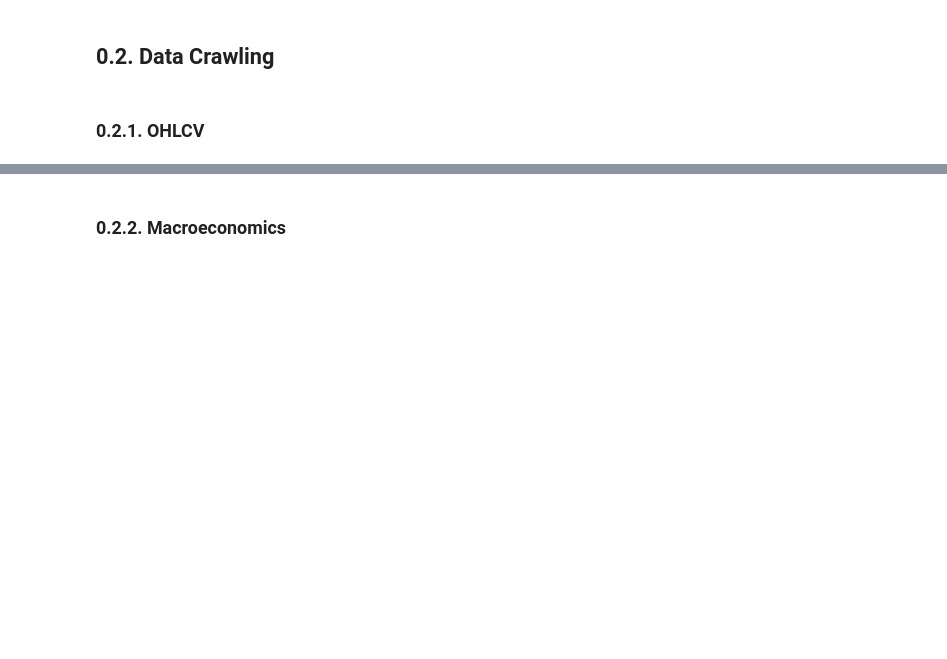
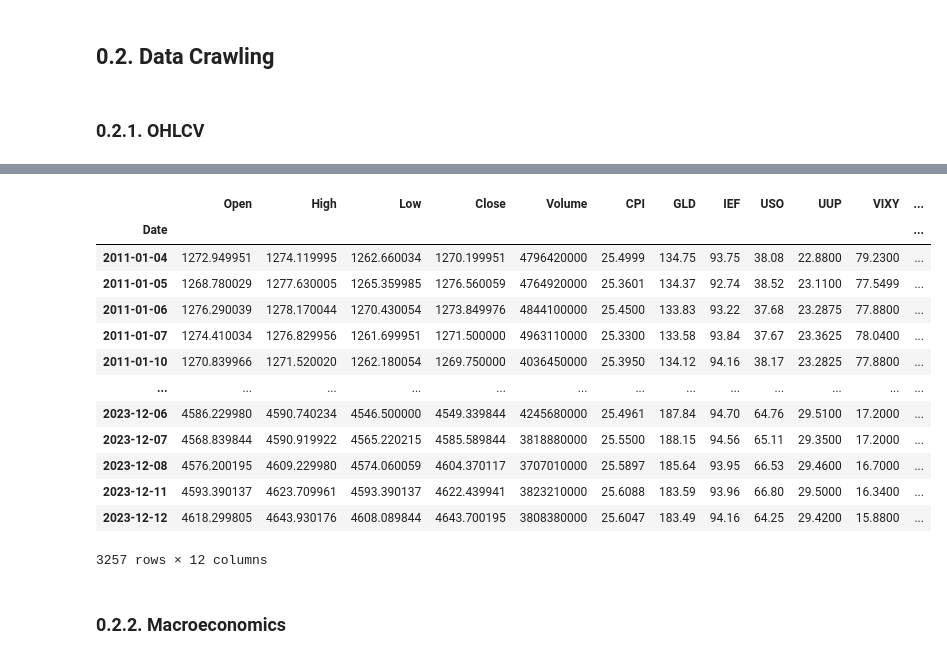
Before and after one commit to VictorNguyenLPN/sp500-dav, a Jupyter notebook: notebook.ipynb, the cells around one changed output, grey strips where cells are left out. Drawn from its saved outputs; the diff is of its cells as text; code cells hidden in the pictures; blank space fills up the shorter version.

```diff
--- a/notebook.ipynb
+++ b/notebook.ipynb
@@ -71,3 +80,20 @@ Downloaded ^GSPC
+# %%
+data
+# %% [output]
+|  | Open | High | Low | Close | Volume | CPI | GLD | IEF | USO | UUP | VIXY | ... |
+| Date |  |  |  |  |  |  |  |  |  |  |  | ... |
+| 2011-01-04 | 1272.949951 | 1274.119995 | 1262.660034 | 1270.199951 | 4796420000 | 25.4999 | 134.75 | 93.75 | 38.08 | 22.8800 | 79.2300 | ... |
+| 2011-01-05 | 1268.780029 | 1277.630005 | 1265.359985 | 1276.560059 | 4764920000 | 25.3601 | 134.37 | 92.74 | 38.52 | 23.1100 | 77.5499 | ... |
+| 2011-01-06 | 1276.290039 | 1278.170044 | 1270.430054 | 1273.849976 | 4844100000 | 25.4500 | 133.83 | 93.22 | 37.68 | 23.2875 | 77.8800 | ... |
+| 2011-01-07 | 1274.410034 | 1276.829956 | 1261.699951 | 1271.500000 | 4963110000 | 25.3300 | 133.58 | 93.84 | 37.67 | 23.3625 | 78.0400 | ... |
+| 2011-01-10 | 1270.839966 | 1271.520020 | 1262.180054 | 1269.750000 | 4036450000 | 25.3950 | 134.12 | 94.16 | 38.17 | 23.2825 | 77.8800 | ... |
+| ... | ... | ... | ... | ... | ... | ... | ... | ... | ... | ... | ... | ... |
+| 2023-12-06 | 4586.229980 | 4590.740234 | 4546.500000 | 4549.339844 | 4245680000 | 25.4961 | 187.84 | 94.70 | 64.76 | 29.5100 | 17.2000 | ... |
+| 2023-12-07 | 4568.839844 | 4590.919922 | 4565.220215 | 4585.589844 | 3818880000 | 25.5500 | 188.15 | 94.56 | 65.11 | 29.3500 | 17.2000 | ... |
+| 2023-12-08 | 4576.200195 | 4609.229980 | 4574.060059 | 4604.370117 | 3707010000 | 25.5897 | 185.64 | 93.95 | 66.53 | 29.4600 | 16.7000 | ... |
+| 2023-12-11 | 4593.390137 | 4623.709961 | 4593.390137 | 4622.439941 | 3823210000 | 25.6088 | 183.59 | 93.96 | 66.80 | 29.5000 | 16.3400 | ... |
+| 2023-12-12 | 4618.299805 | 4643.930176 | 4608.089844 | 4643.700195 | 3808380000 | 25.6047 | 183.49 | 94.16 | 64.25 | 29.4200 | 15.8800 | ... |
+3257 rows × 12 columns
 # %% [markdown]
 ### 0.2.2. Macroeconomics
 # %%
```
Also changed, not shown: parts of 5 cells of this notebook, 7 other files.
